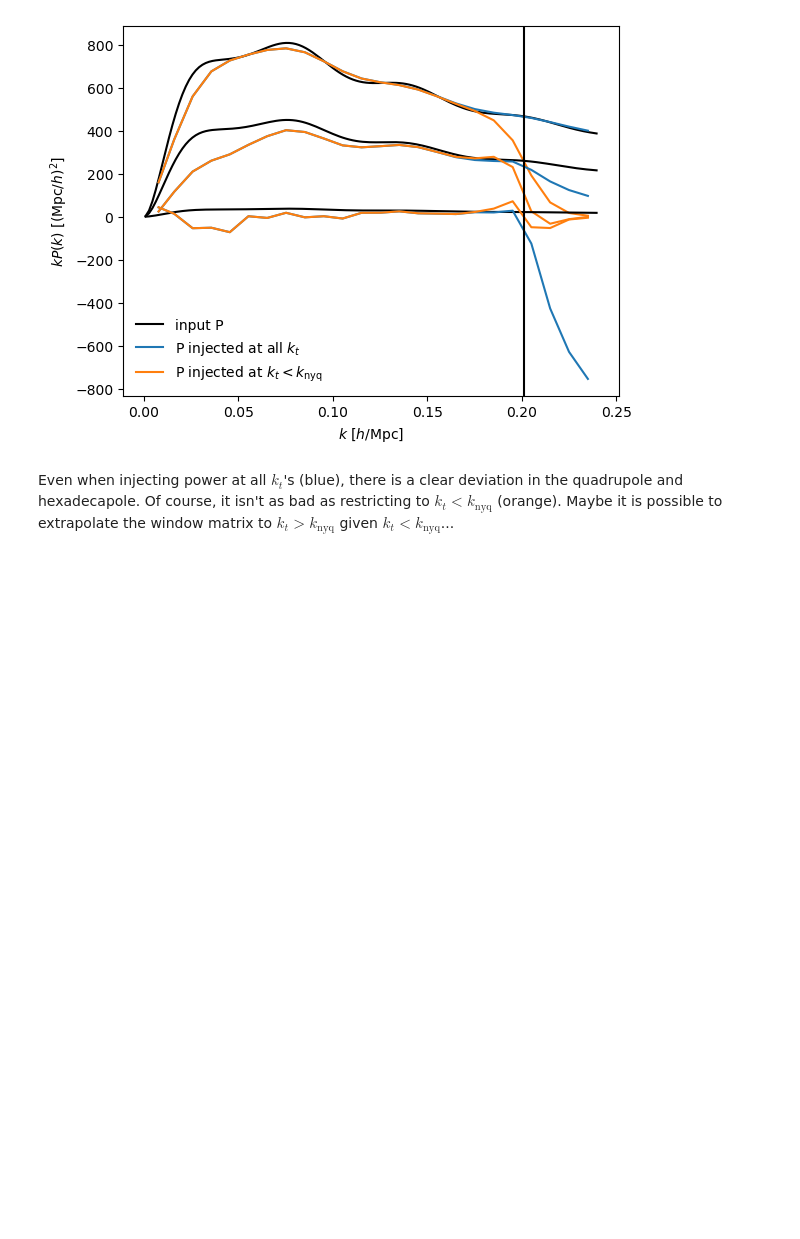
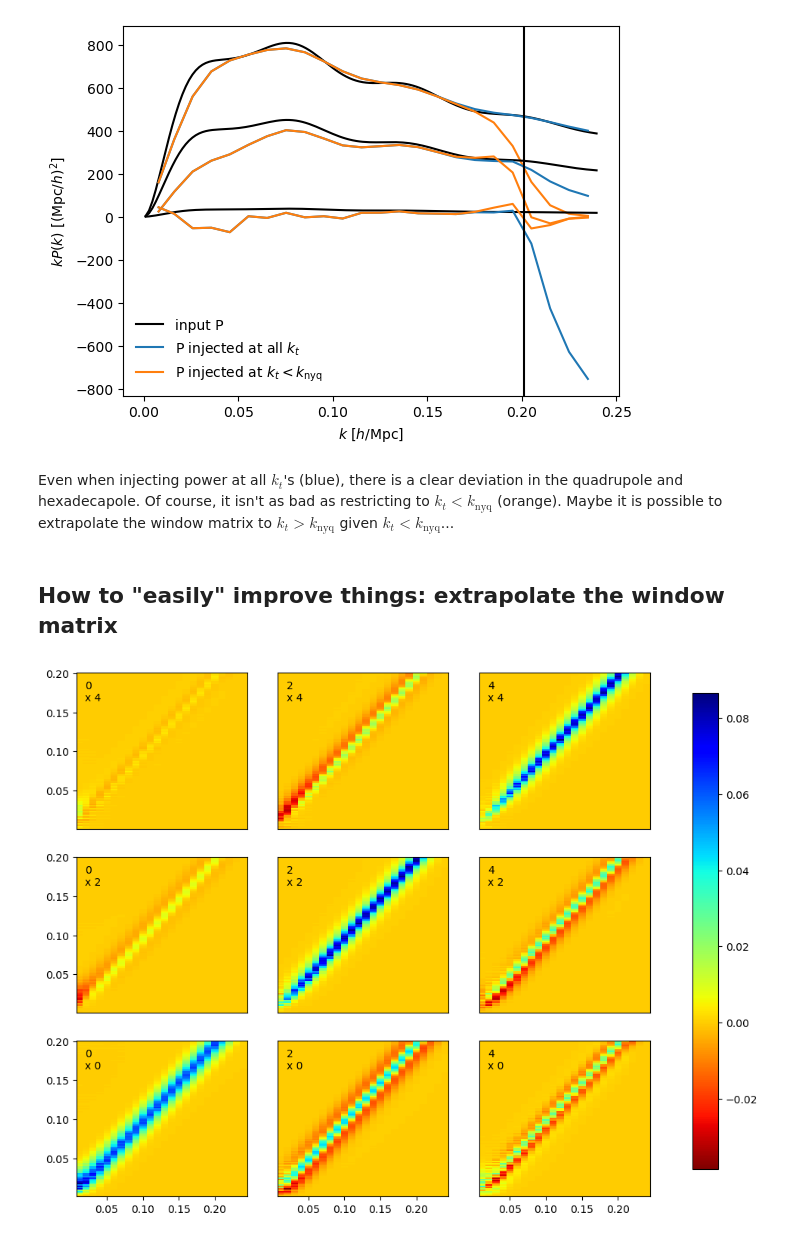
Before and after one commit to adematti/jax-window, a Jupyter notebook: nb/debug_smooth.ipynb, the cells around one changed output. Cells and saved outputs as stored; diff of their text form; code cells hidden in the pictures; blank space fills up the shorter version.

```diff
--- a/nb/debug_smooth.ipynb
+++ b/nb/debug_smooth.ipynb
@@ -136,8 +136,9 @@ poles = [(1. + 2. / 3. * beta + 1. / 5. * beta ** 2) * pkb,
          0.9 * (4. / 3. * beta + 4. / 7. * beta ** 2) * pkb,
           8. / 35 * beta ** 2 * pkb]
 poles = jnp.array(poles)
-theory = BinnedStatistic(x=(kin,) * len(ells), value=poles, projs=ells)
-
+theory = BinnedStatistic(x=(kin,) * len(ells), edges=(kinedges,) * len(ells), value=poles, projs=ells)
+idx = np.flatnonzero(kinedges < mattrs.knyq.min())
+theory_knyq = BinnedStatistic(x=(kin[idx[:-1]],) * len(ells), edges=(kinedges[idx],) * len(ells), value=poles[..., idx[:-1]], projs=ells)
 
 # Return mesh painted with selection function
 def gaussian_survey(boxsize=2000., meshsize=128, boxcenter=0., size=int(1e7), seed=random.key(42), scale=0.24, paint=False):
@@ -155,9 +156,10 @@ norm = compute_normalization(selection, selection)
 
 edgesin = np.linspace(0., 0.2, 100)
 ellsin = (0, 2, 4)
-
-mean_all = compute_mean_mesh_power(selection, theory=theory, ells=ells, edges={'step': 0.01, 'max': 1.2 * selection.attrs.knyq.min()}, los='x').clone(norm=norm)
-mean_knyq = compute_mean_mesh_power(selection, theory=theory.select(xlim=(0., selection.attrs.knyq.min())), ells=ells, edges={'step': 0.01, 'max': 1.2 * selection.attrs.knyq.min()}, los='x').clone(norm=norm)
+edges = {'step': 0.01, 'max': 1.2 * mattrs.knyq.min()}
+los = 'x'
+mean_all = compute_mean_mesh_power(selection, theory=theory, ells=ells, edges=edges, los=los).clone(norm=norm)
+mean_knyq = compute_mean_mesh_power(selection, theory=theory_knyq, ells=ells, edges=edges, los=los).clone(norm=norm)
 # %%
 ax = plt.gca()
 ax.plot([], [], color='k', label=r'input P')
@@ -179,3 +181,14 @@ plt.show()
 # %% [markdown]
 Even when injecting power at all $k_t$'s (blue), there is a clear deviation in the quadrupole and hexadecapole.
 Of course, it isn't as bad as restricting to $k_t < k_\mathrm{nyq}$ (orange). Maybe it is possible to extrapolate the window matrix to $k_t > k_\mathrm{nyq}$ given $k_t < k_\mathrm{nyq}$...
+# %% [markdown]
+## How to "easily" improve things: extrapolate the window matrix
+# %%
+from jaxpower import compute_mesh_window
+theory_cut = theory_knyq.select(xlim=(0., 1. * mattrs.knyq.min()))
+wmatrix_cut = compute_mesh_window(selection, edgesin=theory_cut.edges()[0], ellsin=theory.projs,
+                                   edges=edges, ells=ells, los=los, norm=norm)
+# %%
+wmatrix_cut.plot(show=True);
+# %% [output]
+[figure, added]
```
Also changed, not shown: parts of 2 cells of this notebook, 1 other file.
